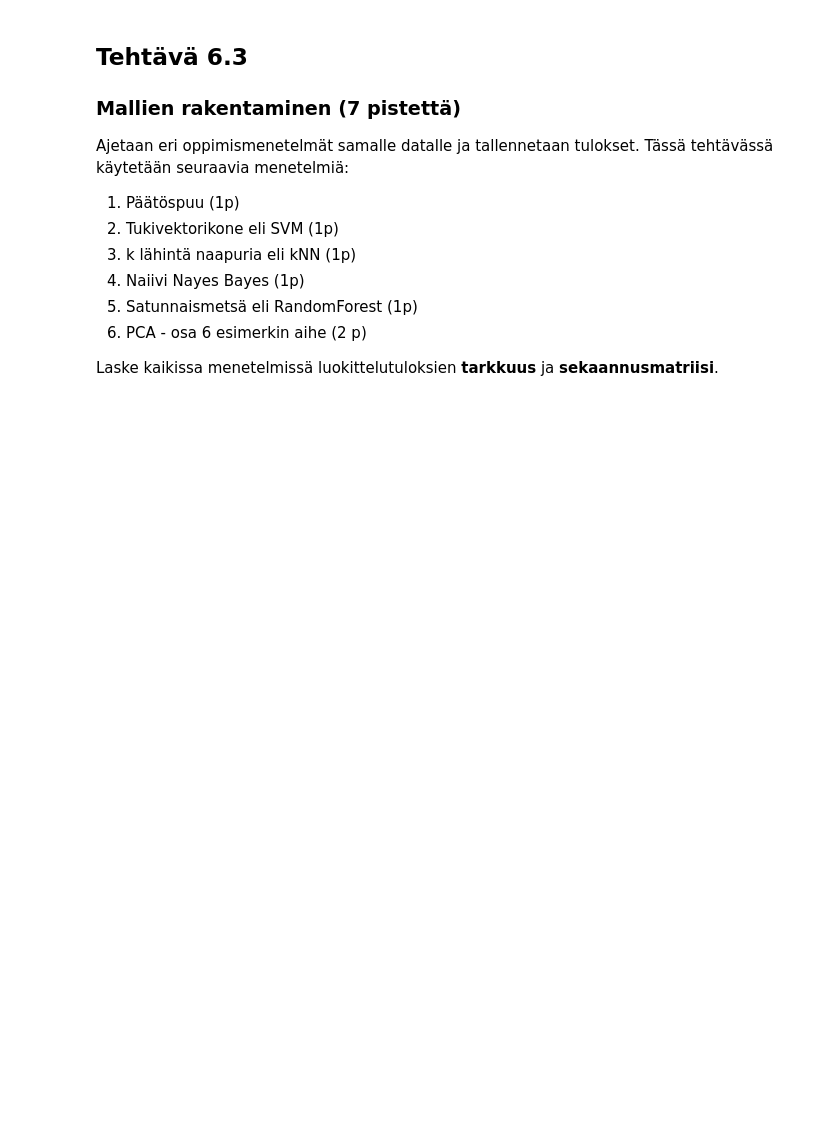
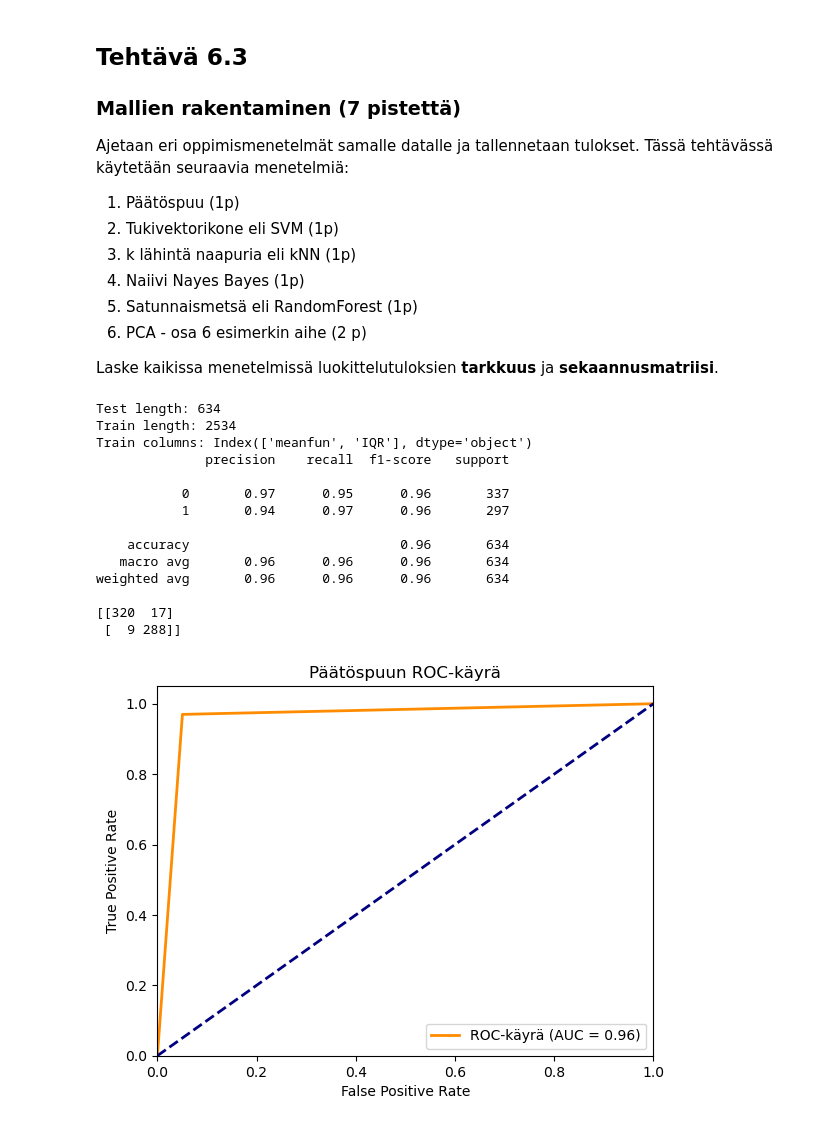
Before and after one commit to JermuSo/machinelearning_jamk, a Jupyter notebook: tehtavat/aihe_6_ml_vertailut/tehtavat_aihe_6_ml_vertailut.ipynb, the cells around one changed output. Drawn from its saved outputs; the diff is of its cells as text; code cells hidden in the pictures; blank space fills up the shorter version.

```diff
--- a/tehtavat/aihe_6_ml_vertailut/tehtavat_aihe_6_ml_vertailut.ipynb
+++ b/tehtavat/aihe_6_ml_vertailut/tehtavat_aihe_6_ml_vertailut.ipynb
@@ -46,5 +83,14 @@ df
 Tehdään datan jako opetus- ja testijoukkoon sekä skaalataan numeerinen data.
 # %%
 # TODO: Kirjoita toteutuksesi tähän soluun.
+from sklearn.preprocessing import MinMaxScaler
 
-X_train = X_test = y_train = y_test = []
+#X_train = X_test = y_train = y_test = []
+#print(df)
+mms = MinMaxScaler().fit(X_train)
+
+X_train = pd.DataFrame(mms.transform(X_train), columns=X.columns)
+X_test = pd.DataFrame(mms.transform(X_test), columns=X.columns)
+
+print(X_train)
+print(X_test)
@@ -64,5 +131,52 @@ Tässä tehtävässä käytetään seuraavia menetelmiä:
 Laske kaikissa menetelmissä luokittelutuloksien **tarkkuus** ja **sekaannusmatriisi**.
 # %%
 # TODO: Malli 1: Päätöspuun toteutus
+from sklearn.tree import DecisionTreeRegressor
+
+model = DecisionTreeRegressor(random_state=42)
+model.fit(X_train, y_train)
+
+y_pred = model.predict(X_test)
+
+cr = classification_report(y_test, y_pred)
+cm = confusion_matrix(y_test, y_pred)
+
+print(f'Test length: {len(X_test)}')
+print(f'Train length: {len(X_train)}')
+print(f'Train columns: {X_train.columns}')
+
+print(cr)
+print(cm)
+
+# ROC-käyrän laskenta ja piirtäminen
+fpr, tpr, thresholds = roc_curve(y_test, y_pred)
+roc_auc = auc(fpr, tpr)
+
+plt.figure()
+plt.plot(fpr, tpr, color='darkorange', lw=2, label='ROC-käyrä (AUC = %0.2f)' % roc_auc)
+plt.plot([0, 1], [0, 1], color='navy', lw=2, linestyle='--')
+plt.xlim([0.0, 1.0])
+plt.ylim([0.0, 1.05])
+plt.xlabel('False Positive Rate')
+plt.ylabel('True Positive Rate')
+plt.title('Päätöspuun ROC-käyrä')
+plt.legend(loc="lower right")
+plt.show()
+# %% [output]
+Test length: 634
+Train length: 2534
+Train columns: Index(['meanfun', 'IQR'], dtype='object')
+              precision    recall  f1-score   support
+
+           0       0.97      0.95      0.96       337
+           1       0.94      0.97      0.96       297
+
+    accuracy                           0.96       634
+   macro avg       0.96      0.96      0.96       634
+weighted avg       0.96      0.96      0.96       634
+
+[[320  17]
+ [  9 288]]
+[figure, added]
 # %%
 # TODO: Malli 2: Tukivektorikoneen toteutus
```
Also changed, not shown: parts of 12 cells of this notebook, 3 other files.
